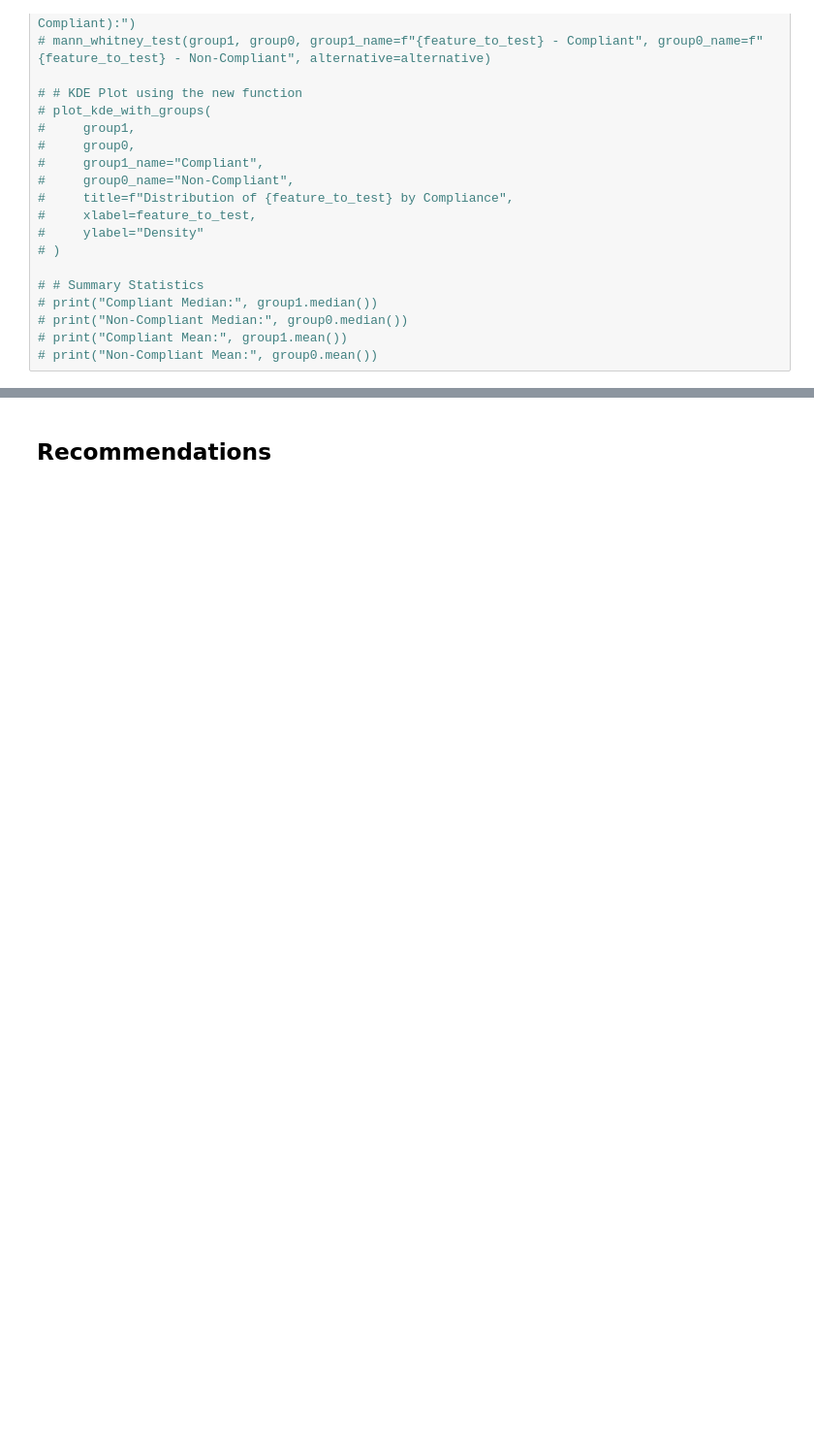
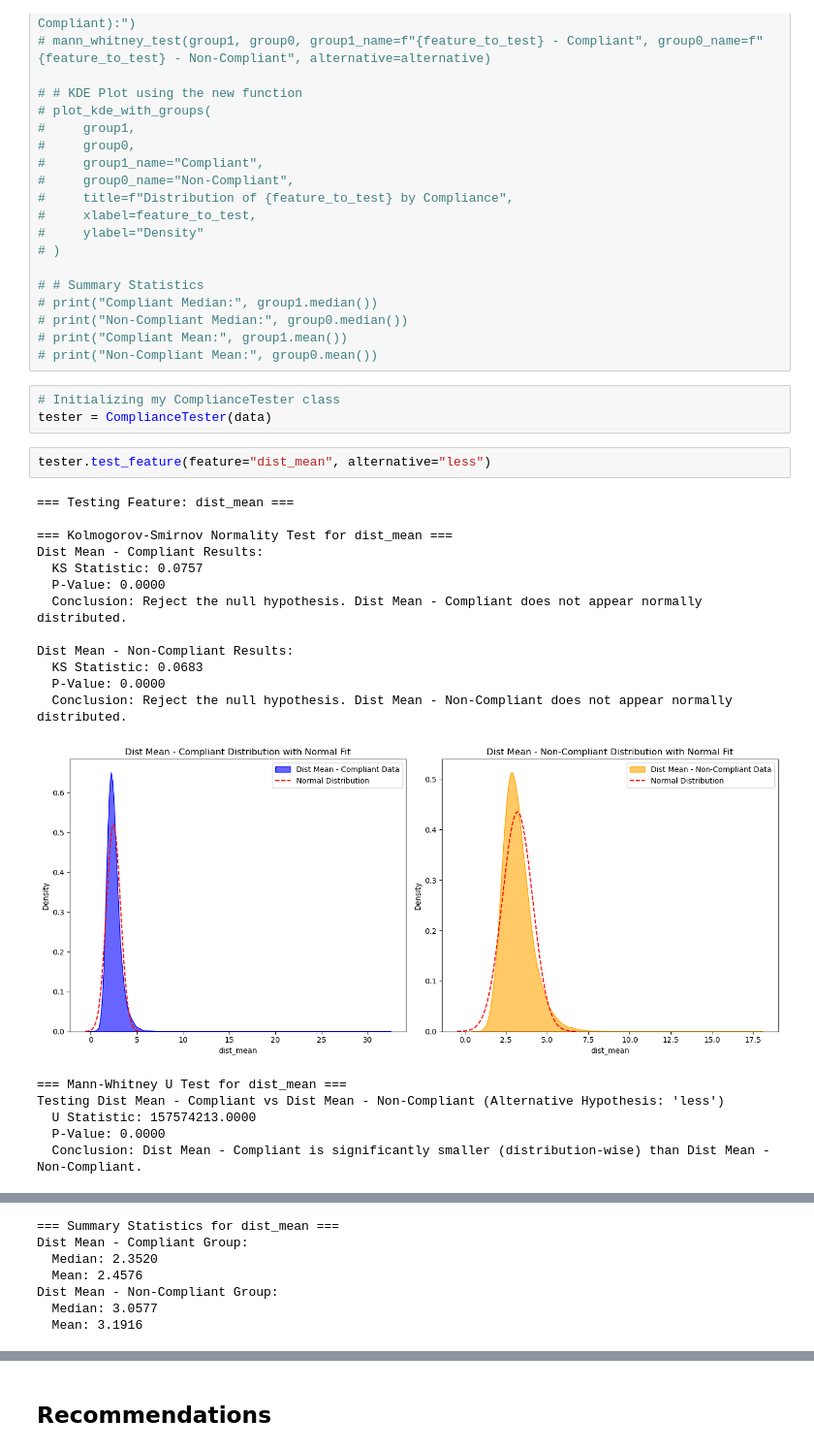
Before and after one commit to n2b8/EMS_Response_Performance_Analysis, a Jupyter notebook: index.ipynb, the cells around one changed output, grey strips where cells are left out. Shown at 97% size. Saved outputs shown, nothing was run; the diff lists cells and outputs as text; blank space fills up the shorter version.

Commit message:
eval - dist_mean and dist_mean_is_peak

```diff
--- a/index.ipynb
+++ b/index.ipynb
@@ -1269,3 +1269,27 @@ plt.show()
 # print("Non-Compliant Median:", group0.median())
 # print("Compliant Mean:", group1.mean())
 # print("Non-Compliant Mean:", group0.mean())
+# %%
+# Initializing my ComplianceTester class
+tester = ComplianceTester(data)
+# %%
+tester.test_feature(feature="dist_mean", alternative="less")
+# %% [output]
+=== Testing Feature: dist_mean ===
+
+=== Kolmogorov-Smirnov Normality Test for dist_mean ===
+Dist Mean - Compliant Results:
+  KS Statistic: 0.0757
+  P-Value: 0.0000
+  Conclusion: Reject the null hypothesis. Dist Mean - Compliant does not appear normally distributed.
+
+Dist Mean - Non-Compliant Results:
+  KS Statistic: 0.0683
+  P-Value: 0.0000
+  Conclusion: Reject the null hypothesis. Dist Mean - Non-Compliant does not appear normally distributed.
+[figure, added]
+=== Mann-Whitney U Test for dist_mean ===
+Testing Dist Mean - Compliant vs Dist Mean - Non-Compliant (Alternative Hypothesis: 'less')
+  U Statistic: 157574213.0000
+  P-Value: 0.0000
+  Conclusion: Dist Mean - Compliant is significantly smaller (distribution-wise) than Dist Mean - Non-Compliant.
@@ -1271,0 +1297,7 @@ plt.show()
+=== Summary Statistics for dist_mean ===
+Dist Mean - Compliant Group:
+  Median: 2.3520
+  Mean: 2.4576
+Dist Mean - Non-Compliant Group:
+  Median: 3.0577
+  Mean: 3.1916
```
Also changed, not shown: parts of 3 cells of this notebook.
